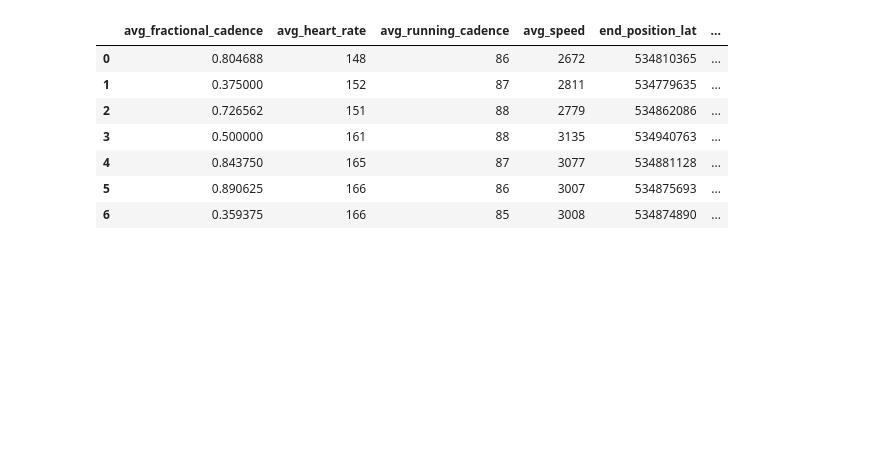
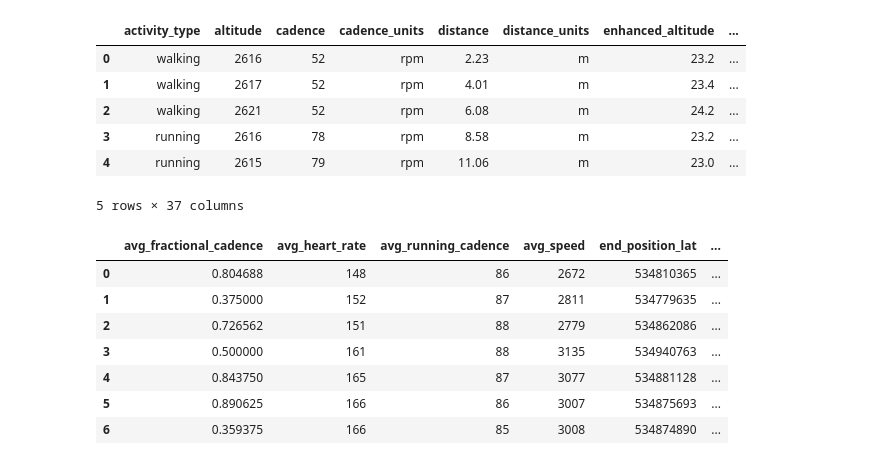
Before and after one commit to riccardo1980/garmin-fit-eda, a Jupyter notebook: notebooks/eda.ipynb, the cells around one changed output. Cells and saved outputs as stored; diff of their text form; code cells hidden in the pictures; blank space fills up the shorter version.

```diff
--- a/notebooks/eda.ipynb
+++ b/notebooks/eda.ipynb
@@ -16,0 +11,3 @@ print(msg_types)
+# %%
+DATA_ROOT = '../data'
+INPUT_FILE = 'A5H81711.FIT'
@@ -16,0 +16,11 @@ print(msg_types)
+# %%
+fitfile = fitparse.FitFile(os.path.join(DATA_ROOT, INPUT_FILE))
+# %%
+# Get list of messages
+message_count = {}
+for message in fitfile.get_messages():
+    name = message.name
+    if name not in message_count:
+        message_count[name] = 1
+    else:
+        message_count[name] += 1
@@ -17,4 +52,4 @@ print(msg_types)
 # %%
 df_dict = {}
-for msg_type in set(msg_types):
-    df_dict[msg_type] = messages_to_dataframe(fitfile.get_messages(msg_type), dump_units=False)
+for msg_type in message_count.keys():
+    df_dict[msg_type] = messages_to_dataframe(fitfile.get_messages(msg_type), dump_units=True)
@@ -21,3 +65,13 @@ for msg_type in set(msg_types):
+# %%
+df_dict['record'].head()
+# %% [output]
+|  | activity_type | altitude | cadence | cadence_units | distance | distance_units | enhanced_altitude | ... |
+| 0 | walking | 2616 | 52 | rpm | 2.23 | m | 23.2 | ... |
+| 1 | walking | 2617 | 52 | rpm | 4.01 | m | 23.4 | ... |
+| 2 | walking | 2621 | 52 | rpm | 6.08 | m | 24.2 | ... |
+| 3 | running | 2616 | 78 | rpm | 8.58 | m | 23.2 | ... |
+| 4 | running | 2615 | 79 | rpm | 11.06 | m | 23.0 | ... |
+5 rows × 37 columns
 # %%
 folder = os.path.split(INPUT_FILE)[1]
 os.mkdir(folder)
```
Also changed, not shown: parts of 8 cells of this notebook, 2 other files.
